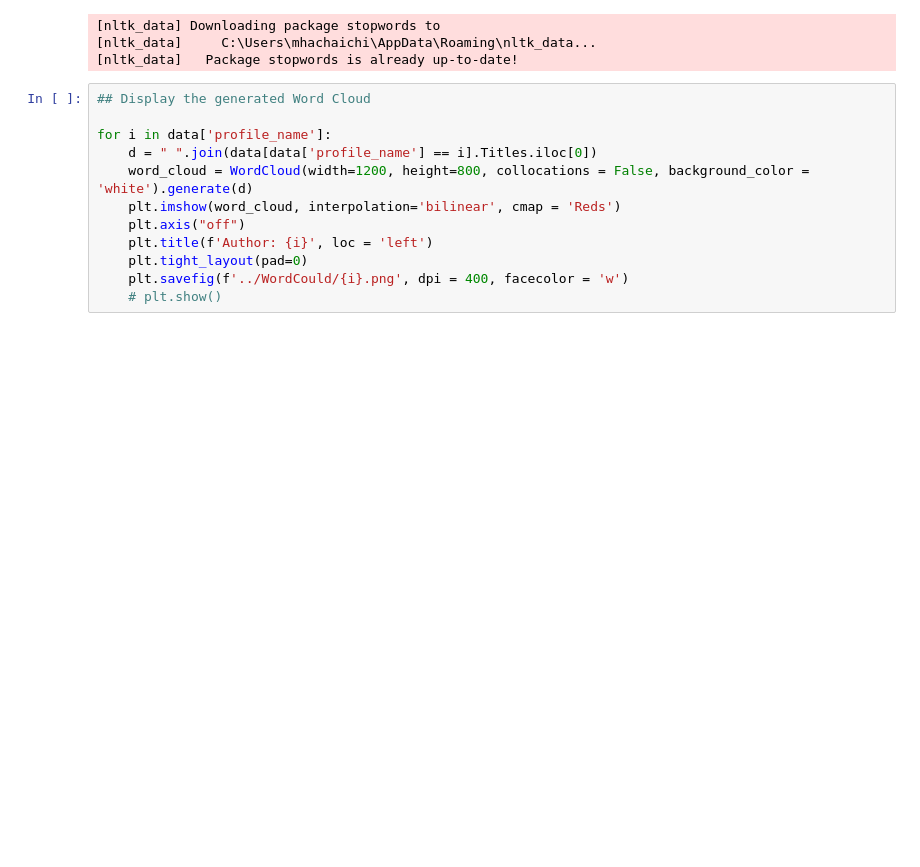
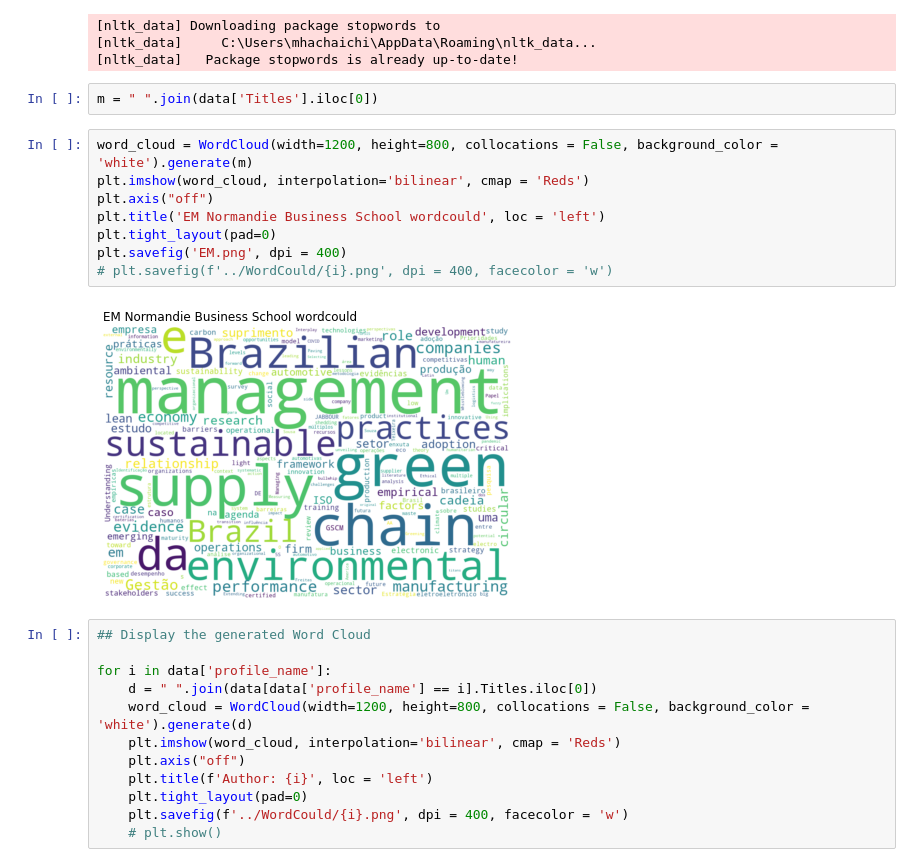
Before and after one commit to mohamed-hachaichi/EM_Normandie_COMP, a Jupyter notebook: Code/Code.ipynb, the cells around one changed output. Cells and saved outputs as stored; diff of their text form; blank space fills up the shorter version.

```diff
--- a/Code/Code.ipynb
+++ b/Code/Code.ipynb
@@ -246,6 +246,18 @@ data['Titles']= data['Titles'].apply(lambda x:[word for word in x if word not in
 [nltk_data] Downloading package stopwords to
 [nltk_data]     C:\Users\mhachaichi\AppData\Roaming\nltk_data...
 [nltk_data]   Package stopwords is already up-to-date!
+# %%
+m = " ".join(data['Titles'].iloc[0])
+# %%
+word_cloud = WordCloud(width=1200, height=800, collocations = False, background_color = 'white').generate(m)
+plt.imshow(word_cloud, interpolation='bilinear', cmap = 'Reds')
+plt.axis("off")
+plt.title('EM Normandie Business School wordcould', loc = 'left')
+plt.tight_layout(pad=0)
+plt.savefig('EM.png', dpi = 400)
+# plt.savefig(f'../WordCould/{i}.png', dpi = 400, facecolor = 'w')
+# %% [output]
+[figure, added]
 # %%
 ## Display the generated Word Cloud
 
```
Also changed, not shown: 1 other file.
